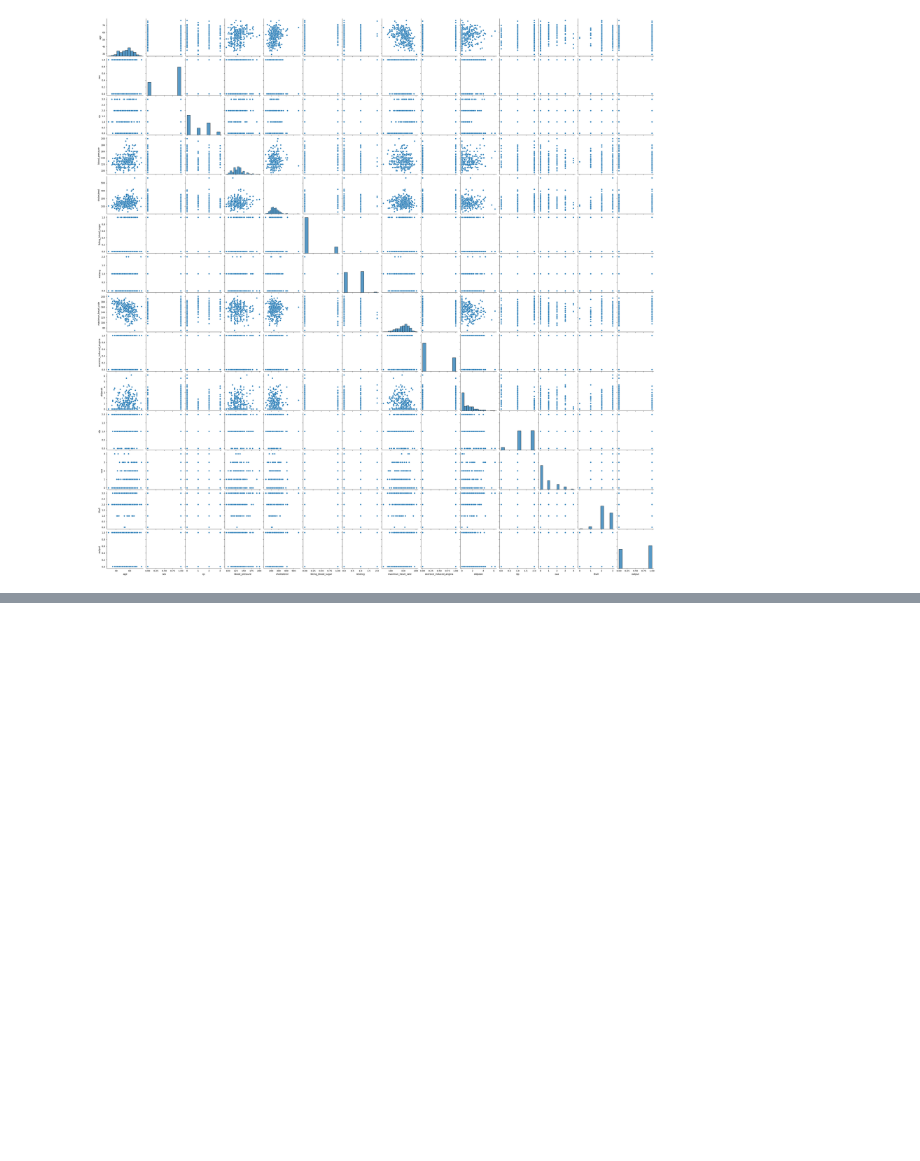
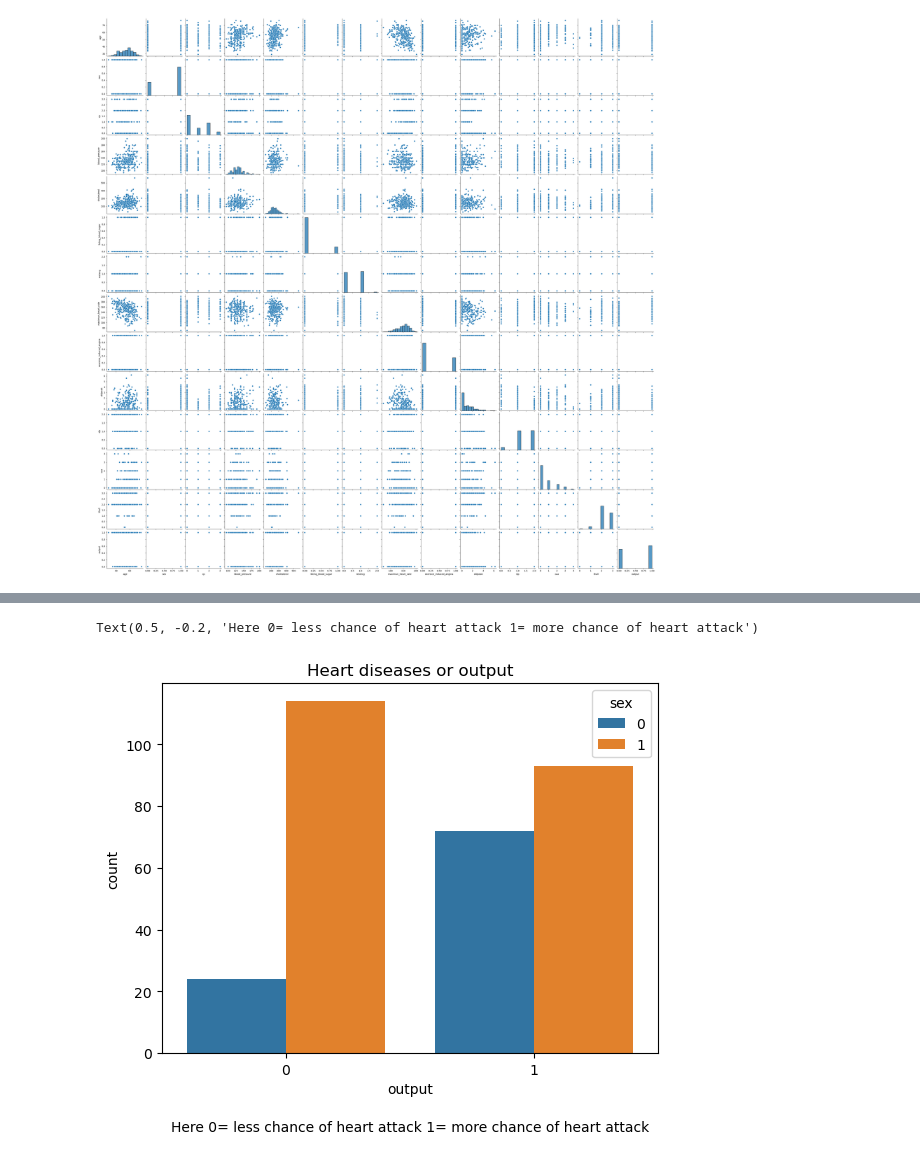
Before and after one commit to RamiroLedezma/EDA_PROJECTS, a Jupyter notebook: Heart Attack Analysis & Prediction/Heart_Attack.ipynb, the cells around one changed output, grey strips where cells are left out. Saved outputs shown, nothing was run; the diff lists cells and outputs as text; code cells hidden in the pictures; blank space fills up the shorter version.

```diff
--- a/Heart Attack Analysis & Prediction/Heart_Attack.ipynb
+++ b/Heart Attack Analysis & Prediction/Heart_Attack.ipynb
@@ -167,0 +198,7 @@ sns.heatmap(df.corr(), annot=True, cmap='coolwarm')
+# %%
+sns.countplot(df, x= 'output', hue= 'sex')
+plt.title('Heart diseases or output')
+plt.text(0.5, -0.2 ,'Here 0= less chance of heart attack 1= more chance of heart attack', ha = 'center', va = 'center', transform=plt.gca().transAxes)
+# %% [output]
+Text(0.5, -0.2, 'Here 0= less chance of heart attack 1= more chance of heart attack')
+[figure, added]
```
Also changed, not shown: parts of 10 cells of this notebook.
